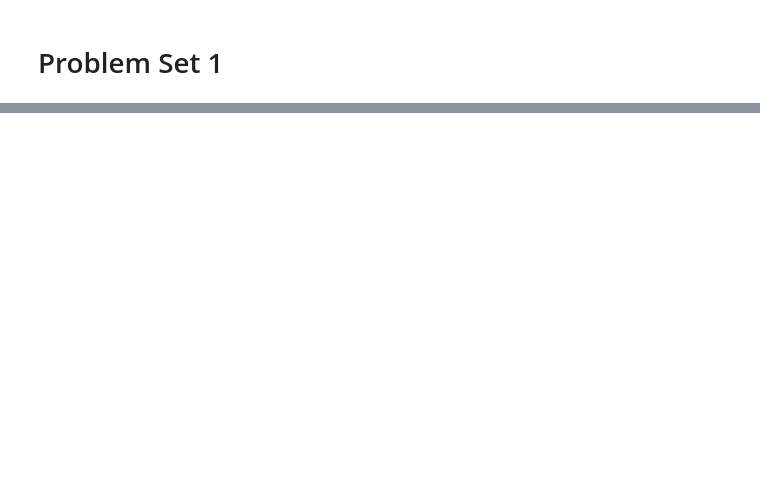
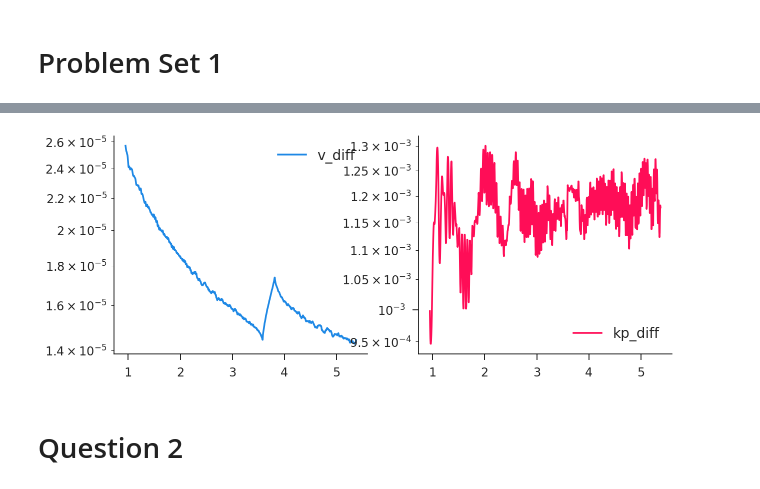
Before and after one commit to iamlemec/grad_code, a Jupyter notebook: assign_1.ipynb, the cells around one changed output, grey strips where cells are left out. Saved outputs shown, nothing was run; the diff lists cells and outputs as text; code cells hidden in the pictures; blank space fills up the shorter version.

```diff
--- a/assign_1.ipynb
+++ b/assign_1.ipynb
@@ -53,0 +87,12 @@ ax[1].hlines(0, *ax[1].get_xlim(), color='k', linestyle='--', linewidth=1);
+# %%
+df_diff = pd.DataFrame({
+    'v_diff': np.abs(v_grid-v_int),
+    'kp_diff': np.abs(ret_grid['kp']-ret_int['kp']),
+}, index=vfi_grid.k_grid)
+df_diff.rolling(50).mean().plot(
+    logy=True, subplots=True, layout=(1, 2), figsize=(10, 4)
+);
+# %% [output]
+[figure, added]
+# %% [markdown]
+# Question 2
```
Also changed, not shown: parts of 23 cells of this notebook, 5 other files.
